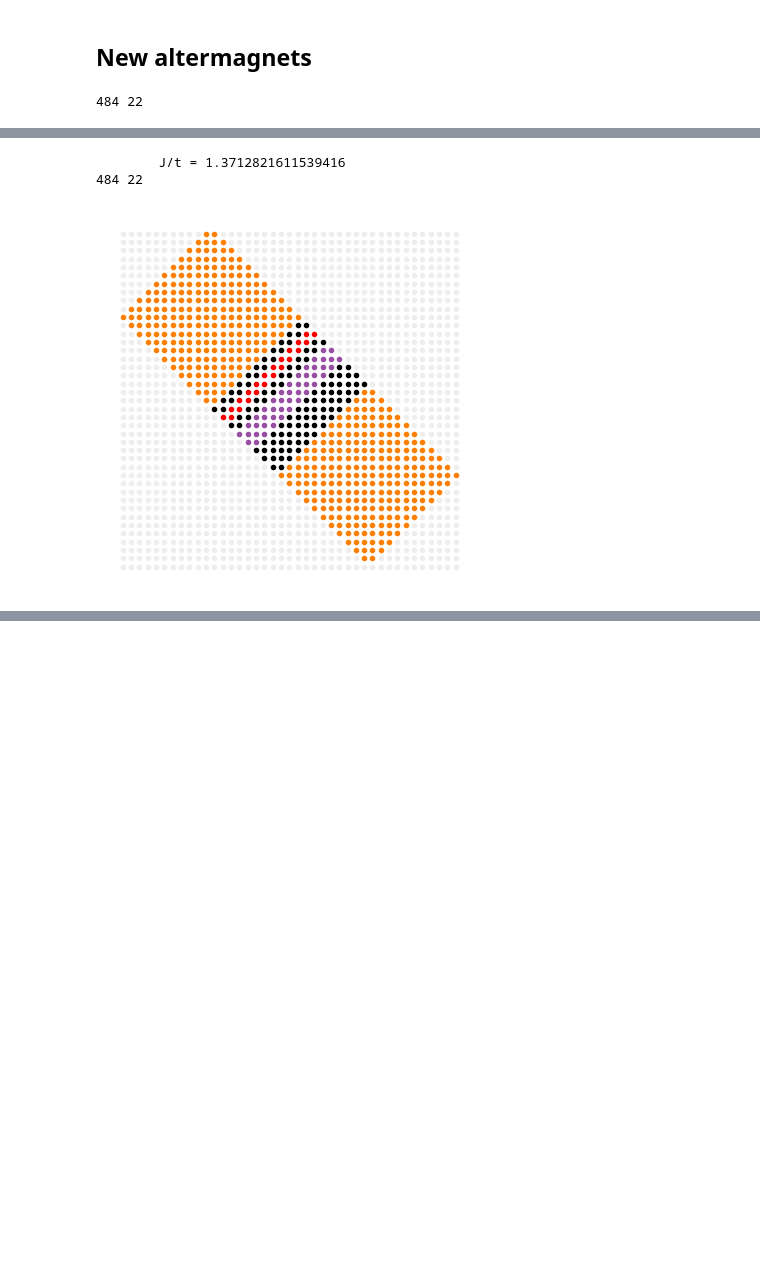
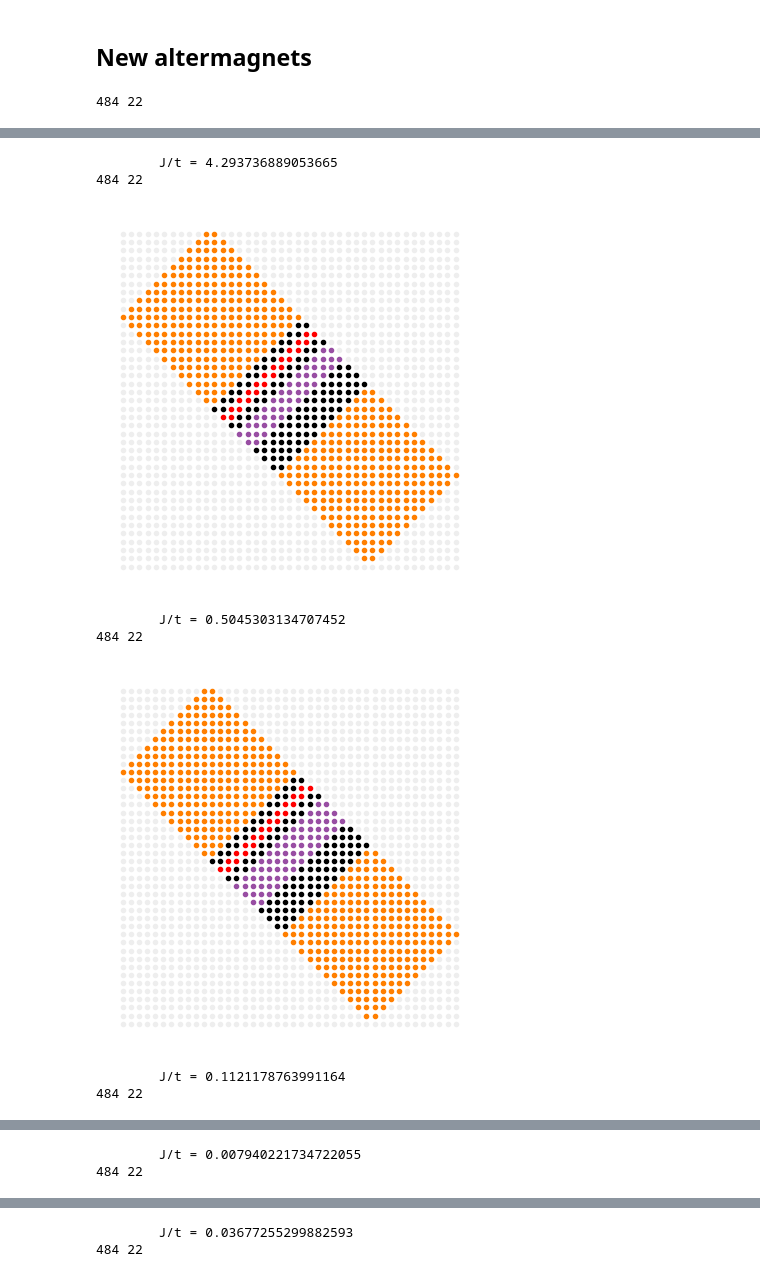
Before and after one commit to jabirali/bodge, a Jupyter notebook: altermagnets.ipynb, the cells around one changed output, grey strips where cells are left out. Saved outputs shown, nothing was run; the diff lists cells and outputs as text; code cells hidden in the pictures; blank space fills up the shorter version.

```diff
--- a/altermagnets.ipynb
+++ b/altermagnets.ipynb
@@ -444,7 +444,7 @@ def current(system, N=600):
 t = 1.0
 Δ0 = -t
 μ = -t/2
-m = 1.5 * t
+m = 0.5 * t
 δφ = π/2
 
 L_SC = 11
@@ -464,44 +464,51 @@ Js = []
 for L_IL in trange(1, 20):
     L_X = 2 * L_SC + 2 * L_NM + L_IL
     lattice = create()
     system = Hamiltonian(lattice)
 
     with system as (H, Δ, V):
         for i in lattice.sites():
             if inside(i):
                 H[i, i] = -μ * σ0
-            if SC1(i):
-                Δ[i, i] = Δ0 * jσ2 * np.exp((-1j/2) * δφ)
-            if SC2(i):
-                Δ[i, i] = Δ0 * jσ2 * np.exp((+1j/2) * δφ)
+                if SC1(i):
+                    Δ[i, i] = Δ0 * jσ2 * np.exp((-1j/2) * δφ)
+                if SC2(i):
+                    Δ[i, i] = Δ0 * jσ2 * np.exp((+1j/2) * δφ)
 
         for i, j in lattice.bonds(axis=0):
-            if IL(i) and IL(j):
-                H[i, j] = -t * σ0 - m * σ3
-            elif inside(i) and inside(j):
-                H[i, j] = -t * σ0
+            if inside(i) and inside(j):
+                if IL(i) and IL(j):
+                    H[i, j] = -t * σ0 - m * σ3
+                else:
+                    H[i, j] = -t * σ0
 
         for i, j in lattice.bonds(axis=1):
-            if IL(i) and IL(j):
-                H[i, j] = -t * σ0 + m * σ3
-            elif inside(i) and inside(j):
-                H[i, j] = -t * σ0
+            if inside(i) and inside(j):
+                if IL(i) and IL(j):
+                    H[i, j] = -t * σ0 + m * σ3
+                else:
+                    H[i, j] = -t * σ0
 
-    Js.append(current(system))
+    Js.append(current(system, 600))
     Ls.append(L_IL)
 
     print(f"\tJ/t = {Js[-1]}")
 
 # LL.append(Ls)
 # JJ.append(Js)
 
 # plt.plot(LL[0], JJ[0], "r", LL[1], JJ[1], "b")
 # plt.xlabel("Interlayer length $L_{IL}/a$")
 # plt.ylabel("Supercurrent $I/t$")
 # plt.show()
 # %% [output]
 484 22
 [figure]
-        J/t = 1.3712821611539416
+        J/t = 4.293736889053665
 484 22
 [figure]
+        J/t = 0.5045303134707452
+484 22
+[figure, added]
+        J/t = 0.1121178763991164
+484 22
@@ -507,0 +516,2 @@ for L_IL in trange(1, 20):
+        J/t = 0.007940221734722055
+484 22
@@ -507,0 +519,2 @@ for L_IL in trange(1, 20):
+        J/t = 0.03677255299882593
+484 22
```
Also changed, not shown: parts of 3 cells of this notebook.
